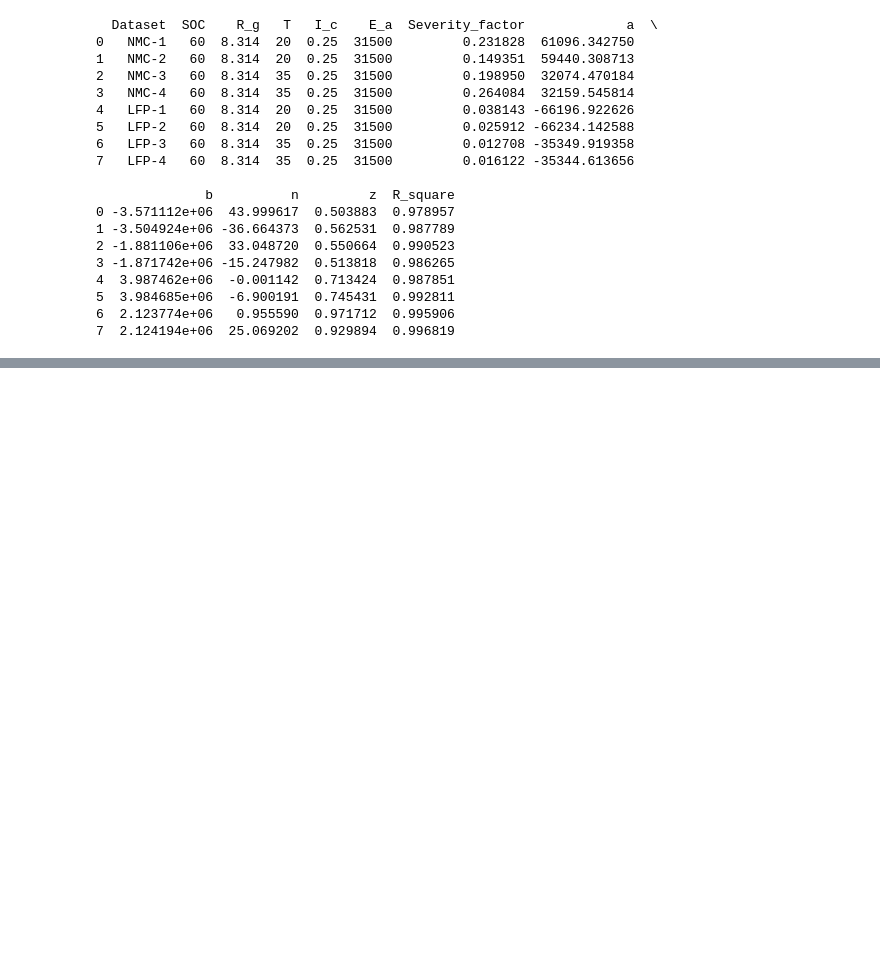
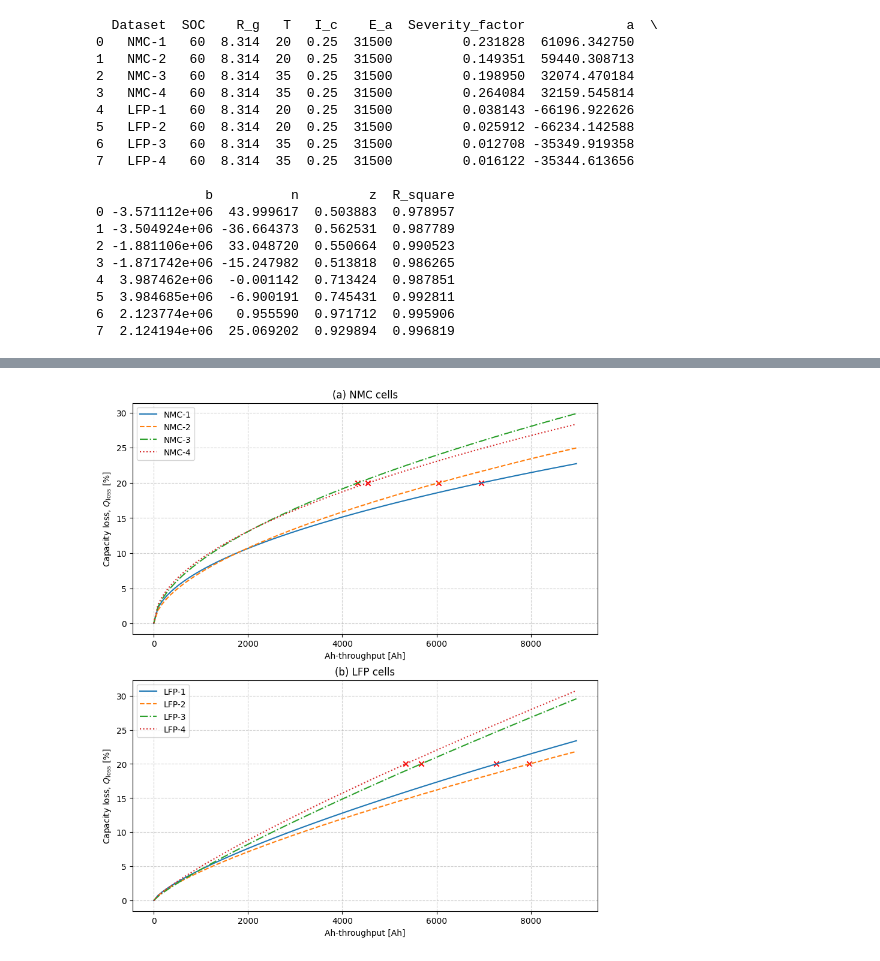
Before and after one commit to jmanzolli/Electric-Bus-Battery-Degradation-and-Optimization, a Jupyter notebook: semiempiric_results.ipynb, the cells around one changed output, grey strips where cells are left out. Cells and saved outputs as stored; diff of their text form; code cells hidden in the pictures; blank space fills up the shorter version.

```diff
--- a/semiempiric_results.ipynb
+++ b/semiempiric_results.ipynb
@@ -429,0 +517,75 @@ NMC-4: (4544.68298737625, 20)
+# %%
+# New color palette and line styles
+colors = ['#1f77b4', '#ff7f0e', '#2ca02c', '#d62728']
+line_styles = ['-', '--', '-.', ':']
+
+# Generate Ah values from 0 to a point where Q_loss reaches 20%
+Ah_values = np.linspace(0, ((25 / 0.038) ** (1 / 0.713)), 100)
+
+# Calculate corresponding Q_loss values using each aging model
+Q_loss_values_1 = aging_model_1(Ah_values)
+Q_loss_values_2 = aging_model_2(Ah_values)
+Q_loss_values_3 = aging_model_3(Ah_values)
+Q_loss_values_4 = aging_model_4(Ah_values)
+Q_loss_values_5 = aging_model_5(Ah_values)
+Q_loss_values_6 = aging_model_6(Ah_values)
+Q_loss_values_7 = aging_model_7(Ah_values)
+Q_loss_values_8 = aging_model_8(Ah_values)
+
+# Find the (x, y) point where Q_loss is 20% for each curve
+point_20_1 = (np.interp(20, Q_loss_values_1, Ah_values), 20)
+point_20_2 = (np.interp(20, Q_loss_values_2, Ah_values), 20)
+point_20_3 = (np.interp(20, Q_loss_values_3, Ah_values), 20)
+point_20_4 = (np.interp(20, Q_loss_values_4, Ah_values), 20)
+point_20_5 = (np.interp(20, Q_loss_values_5, Ah_values), 20)
+point_20_6 = (np.interp(20, Q_loss_values_6, Ah_values), 20)
+point_20_7 = (np.interp(20, Q_loss_values_7, Ah_values), 20)
+point_20_8 = (np.interp(20, Q_loss_values_8, Ah_values), 20)
+
+# Print the (x, y) points where Q_loss is 20% for each curve
+print('LFP-1:', point_20_1)
+print('LFP-2:', point_20_2)
+print('LFP-3:', point_20_3)
+print('LFP-4:', point_20_4)
+print('NMC-1:', point_20_5)
+print('NMC-2:', point_20_6)
+print('NMC-3:', point_20_7)
+print('NMC-4:', point_20_8)
+
+fig, axs = plt.subplots(2, 1, figsize=(10, 11))
+
+# Plot lines with new colors and line styles
+axs[0].plot(Ah_values, Q_loss_values_5, label='NMC-1', color=colors[0], linestyle=line_styles[0])
+axs[0].plot(Ah_values, Q_loss_values_6, label='NMC-2', color=colors[1], linestyle=line_styles[1])
+axs[0].plot(Ah_values, Q_loss_values_7, label='NMC-3', color=colors[2], linestyle=line_styles[2])
+axs[0].plot(Ah_values, Q_loss_values_8, label='NMC-4', color=colors[3], linestyle=line_styles[3])
+axs[1].plot(Ah_values, Q_loss_values_1, label='LFP-1', color=colors[0], linestyle=line_styles[0])
+axs[1].plot(Ah_values, Q_loss_values_2, label='LFP-2', color=colors[1], linestyle=line_styles[1])
+axs[1].plot(Ah_values, Q_loss_values_3, label='LFP-3', color=colors[2], linestyle=line_styles[2])
+axs[1].plot(Ah_values, Q_loss_values_4, label='LFP-4', color=colors[3], linestyle=line_styles[3])
+
+# Plot a red 'x' at the point where Q_loss is 20%
+axs[0].scatter(*point_20_5, marker='x', color='red')
+axs[0].scatter(*point_20_6, marker='x', color='red')
+axs[0].scatter(*point_20_7, marker='x', color='red')
+axs[0].scatter(*point_20_8, marker='x', color='red')
+axs[1].scatter(*point_20_1, marker='x', color='red')
+axs[1].scatter(*point_20_2, marker='x', color='red')
+axs[1].scatter(*point_20_3, marker='x', color='red')
+axs[1].scatter(*point_20_4, marker='x', color='red')
+
+# Set labels, legend, and grid
+axs[0].set_title('(a) NMC cells')
+axs[1].set_title('(b) LFP cells')
+axs[0].set_xlabel('Ah-throughput [Ah]')
+axs[1].set_xlabel('Ah-throughput [Ah]')
+axs[0].set_ylabel('Capacity loss, $Q_{\mathrm{loss}}$ [%]')
+axs[1].set_ylabel('Capacity loss, $Q_{\mathrm{loss}}$ [%]')
+axs[0].legend()
+axs[1].legend()
+axs[0].grid(True, linestyle='--', alpha=0.6)
+axs[1].grid(True, linestyle='--', alpha=0.6)
+
+# Show the plot
+plt.show()
+# %% [output]
@@ -429,0 +600 @@ NMC-4: (4544.68298737625, 20)
+[figure, added]
```
Also changed, not shown: parts of 4 cells of this notebook, 1 other file.
